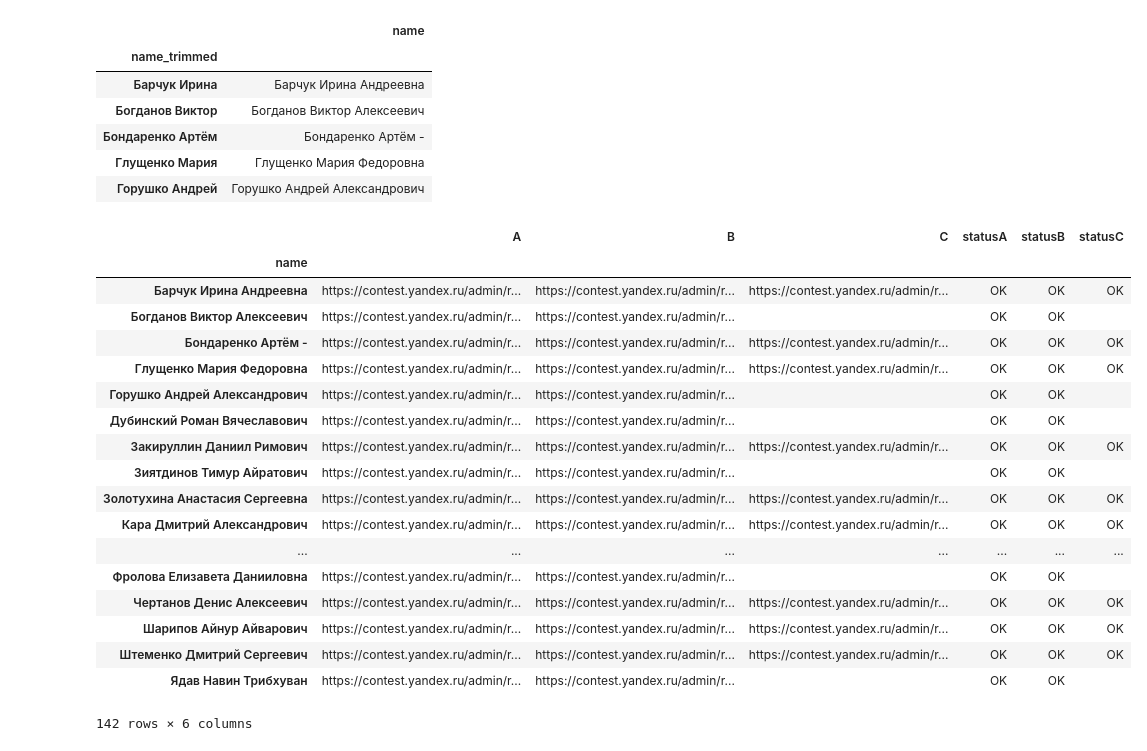
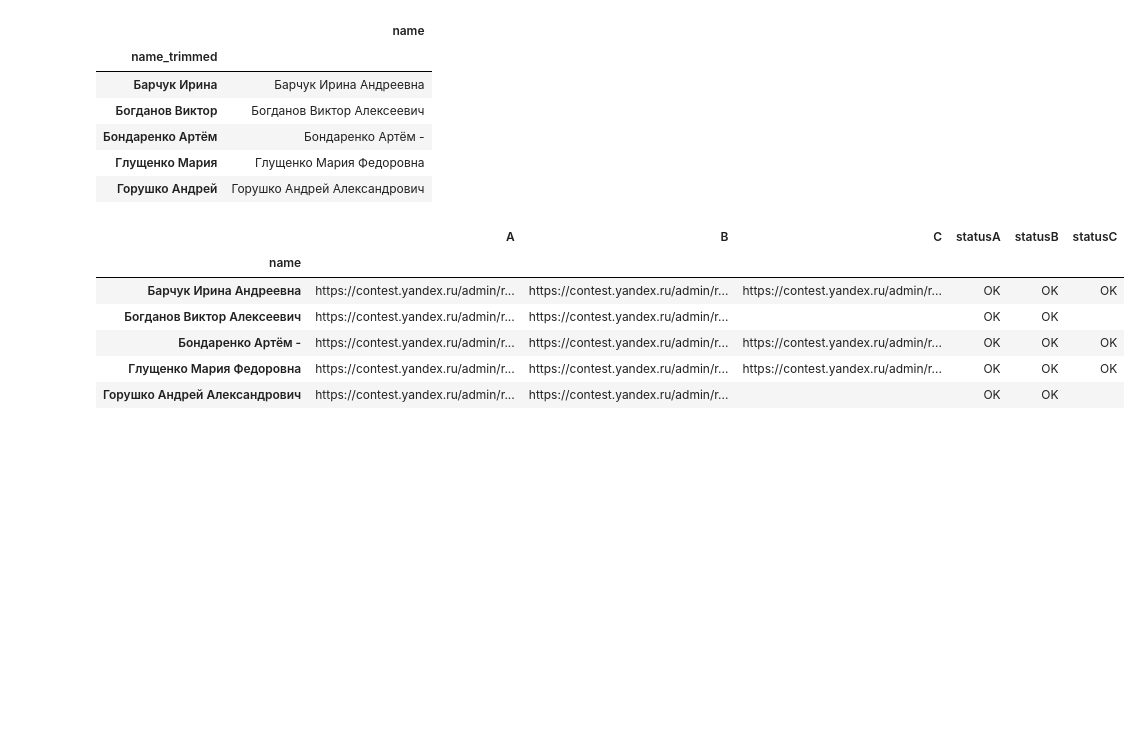
Before and after one commit to pavelperc/contest_results, a Jupyter notebook: contest_results.ipynb, the cells around one changed output. Cells and saved outputs as stored; diff of their text form; code cells hidden in the pictures; blank space fills up the shorter version.

```diff
--- a/contest_results.ipynb
+++ b/contest_results.ipynb
@@ -22,0 +17,2 @@ Paste page with all submissions from the clipboard:Я.Contest Турниры С
+# %%
+page = input('Вставьте страницу со всеми посылками из буфера обмена: ')
@@ -79,7 +77,7 @@ r = requests.get('https://docs.google.com/spreadsheets/d/1eqQFYEoPRHAVErn-y7KhGD
 groups = pd.read_csv(StringIO(r.content.decode('utf-8')))
 
 groups['name_trimmed'] = groups.name.apply(np.vectorize(trim_name))
-groups = groups.set_index('name_trimmed')
+groups = groups.set_index('name_trimmed', verify_integrity=True)
 groups.head()
 # %% [output]
 |  | name |
@@ -128,25 +123,19 @@ for index, row in table.iterrows():
 # %%
-final = groups.filter(['name'] + tasks + list(map(make_status, tasks)))
+final = groups.filter(['name'] + list(tasks) + list(map(make_status, tasks)))
 final.set_index('name', inplace=True)
-final.to_clipboard()
-final
+# final.to_clipboard() # не работает в колабе
+
+from google.colab import files
+with open('final.csv.txt', 'w') as f:
+  f.write(final.to_csv(sep='\t'))
+
+files.download('final.csv.txt')
+final.head()
 # %% [output]
 |  | A | B | C | statusA | statusB | statusC |
 | name |  |  |  |  |  |  |
 | Барчук Ирина Андреевна | https://contest.yandex.ru/admin/r... | https://contest.yandex.ru/admin/r... | https://contest.yandex.ru/admin/r... | OK | OK | OK |
 | Богданов Виктор Алексеевич | https://contest.yandex.ru/admin/r... | https://contest.yandex.ru/admin/r... |  | OK | OK |  |
 | Бондаренко Артём - | https://contest.yandex.ru/admin/r... | https://contest.yandex.ru/admin/r... | https://contest.yandex.ru/admin/r... | OK | OK | OK |
 | Глущенко Мария Федоровна | https://contest.yandex.ru/admin/r... | https://contest.yandex.ru/admin/r... | https://contest.yandex.ru/admin/r... | OK | OK | OK |
 | Горушко Андрей Александрович | https://contest.yandex.ru/admin/r... | https://contest.yandex.ru/admin/r... |  | OK | OK |  |
-| Дубинский Роман Вячеславович | https://contest.yandex.ru/admin/r... | https://contest.yandex.ru/admin/r... |  | OK | OK |  |
-| Закируллин Даниил Римович | https://contest.yandex.ru/admin/r... | https://contest.yandex.ru/admin/r... | https://contest.yandex.ru/admin/r... | OK | OK | OK |
-| Зиятдинов Тимур Айратович | https://contest.yandex.ru/admin/r... | https://contest.yandex.ru/admin/r... |  | OK | OK |  |
-| Золотухина Анастасия Сергеевна | https://contest.yandex.ru/admin/r... | https://contest.yandex.ru/admin/r... | https://contest.yandex.ru/admin/r... | OK | OK | OK |
-| Кара Дмитрий Александрович | https://contest.yandex.ru/admin/r... | https://contest.yandex.ru/admin/r... | https://contest.yandex.ru/admin/r... | OK | OK | OK |
-| ... | ... | ... | ... | ... | ... | ... |
-| Фролова Елизавета Данииловна | https://contest.yandex.ru/admin/r... | https://contest.yandex.ru/admin/r... |  | OK | OK |  |
-| Чертанов Денис Алексеевич | https://contest.yandex.ru/admin/r... | https://contest.yandex.ru/admin/r... | https://contest.yandex.ru/admin/r... | OK | OK | OK |
-| Шарипов Айнур Айварович | https://contest.yandex.ru/admin/r... | https://contest.yandex.ru/admin/r... | https://contest.yandex.ru/admin/r... | OK | OK | OK |
-| Штеменко Дмитрий Сергеевич | https://contest.yandex.ru/admin/r... | https://contest.yandex.ru/admin/r... | https://contest.yandex.ru/admin/r... | OK | OK | OK |
-| Ядав Навин Трибхуван | https://contest.yandex.ru/admin/r... | https://contest.yandex.ru/admin/r... |  | OK | OK |  |
-142 rows × 6 columns
```
Also changed, not shown: parts of 6 cells of this notebook.
